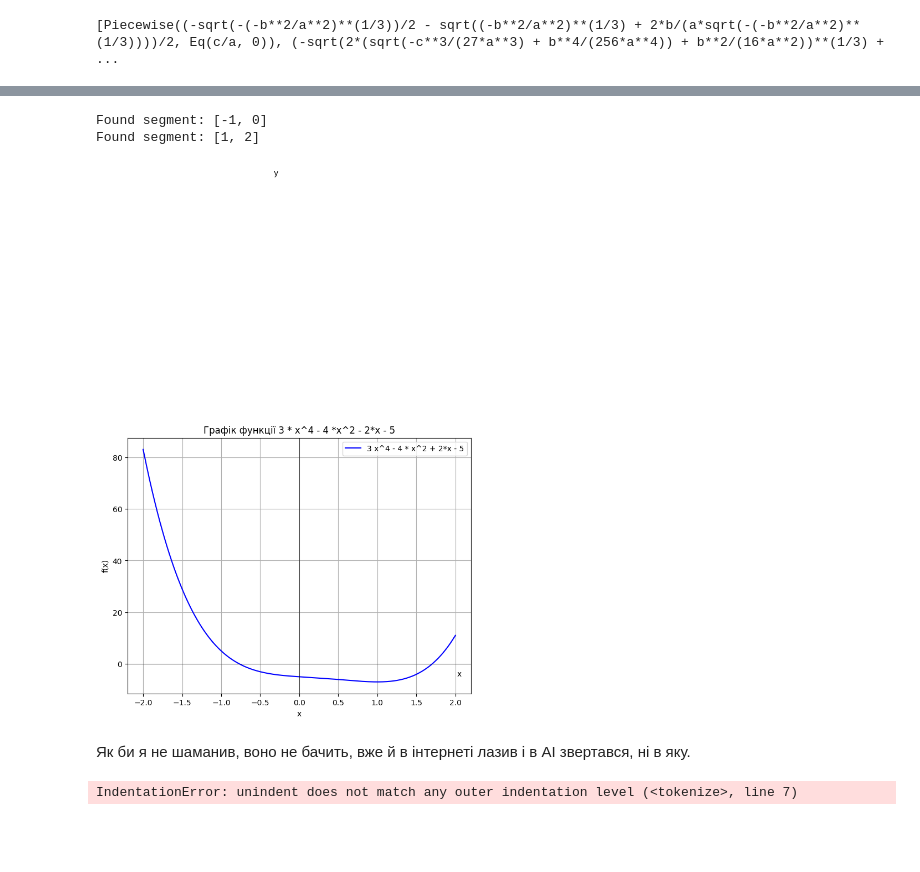
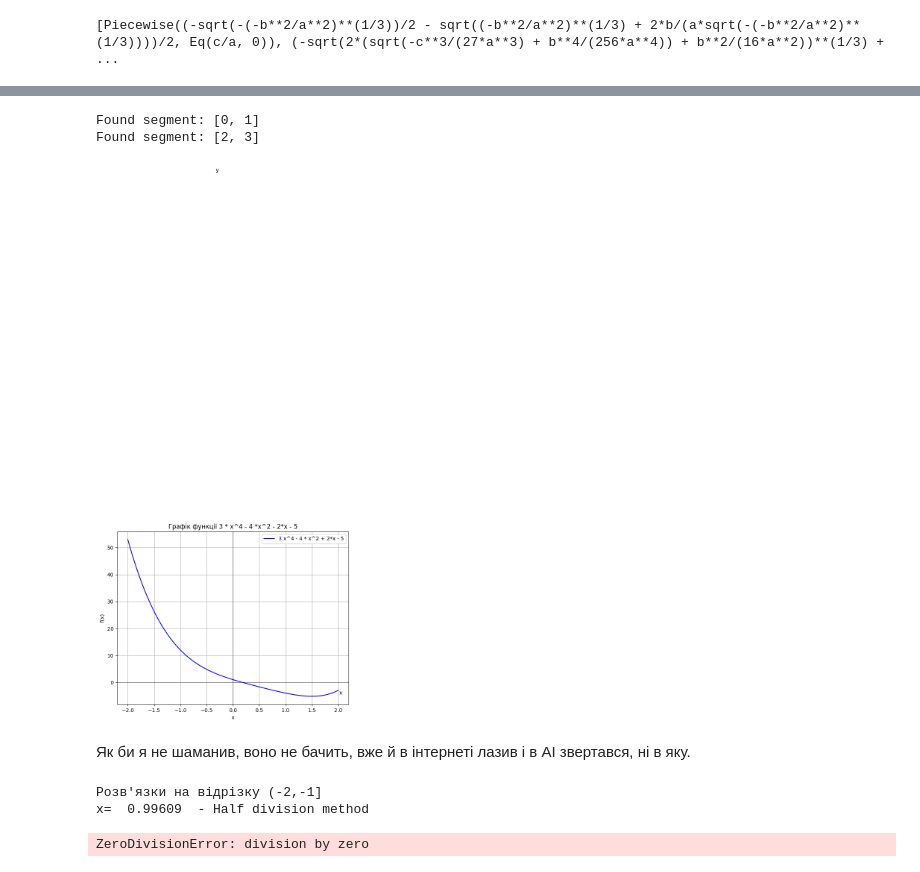
Before and after one commit to DimDragg/-, a Jupyter notebook: "Лабораторна_робота_2,_ФІТ_2_15,_Чуркін_Дмитро_".ipynb, the cells around one changed output, grey strips where cells are left out. Drawn from its saved outputs; the diff is of its cells as text; code cells hidden in the pictures; blank space fills up the shorter version.

```diff
--- a/"Лабораторна_робота_2,_ФІТ_2_15,_Чуркін_Дмитро_".ipynb
+++ b/"Лабораторна_робота_2,_ФІТ_2_15,_Чуркін_Дмитро_".ipynb
@@ -162,7 +162,7 @@ Successfully installed numdifftools-0.9.41
 import numpy as np
 import numdifftools as nd
 def f(x):
-		return 3*x**4 - 4*x**3 + x**2 - 2*x - 5
+		return x**4 - 2*x**3 + 2*x**2 - 6*x + 1 #варіант 27
 
 def find_segments(): #відокремлюємо корені
 	search_range = np.arange(-5, 4, 1)
@@ -197,8 +197,8 @@ for a, b in segments:
 
 	print(f'Found segment: [{a}, {b}]')
 # %% [output]
-Found segment: [-1, 0]
-Found segment: [1, 2]
+Found segment: [0, 1]
+Found segment: [2, 3]
 # %%
 import numpy as np
 
@@ -208,7 +208,7 @@ import matplotlib.pyplot as plt
 
 def f(x):
 
-		return 3*x**4 - 4*x**3 + x**2 - 2*x - 5
+		return x**4 - 2*x**3 + 2*x**2 - 6*x + 1 #варіант 27
 
 # Генерація значень х
 
@@ -217,74 +217,74 @@ x = np.linspace(-2, 2, 400)
 # Генерація значень у
 
 y = f(x)
 
 # Побудова графіка
 
 plt.figure(figsize=(8, 6))
 
 plt.plot(x, y, label='3 x^4 - 4 * x^2 + 2*x - 5', color='blue')
 
 plt.title('Графік функції 3 * x^4 - 4 *x^2 - 2*x - 5')
 
 plt.xlabel('x')
 
 plt.ylabel('f(x)')
 
 # Додавання осей з стрілками
 
 plt.axhline(0, color='black', linewidth=0.5)
 
 plt.axvline(0, color='black', linewidth=0.5)
 
 plt.text(2.05, -4, 'x', ha='center', va='center')
 
 plt.text(-0.3, 190, 'y', ha='center', va='center')
 
 plt.grid(True)
 plt.legend()
 plt.show()
 # %% [output]
-[figure, old version]
+[figure, new version]
 # %% [markdown]
 Як би я не шаманив, воно не бачить, вже й в інтернеті лазив і в АІ звертався, ні в яку.
 # %%
 #Лабораторна робота. Метод половинного ділення, хорд
+def f(x):
+      return x**3 - x - 2
 
 def rec(a, b, eps): # метод половинного ділення
-		while (abs(a-b) > eps):
-				if f(a) * f((a + b) / 2) < 0 :
-						b = (a + b) / 2
-          else:
-            a = (a + b) / 2
-        x = (a + b) / 2
+	while (abs(a-b) > eps):
+		if f(a) * f((a + b) / 2) < 0 :
+			b = (a + b) / 2
+		else:
+			a = (a + b) / 2
+		x = (a + b) / 2
+
 	print('x= ', round(x, 5),' - Half division method')
 
 def hord(a, b, eps): # метод хорд
-	derivative_f = nd.Derivative(f, n = 1 )
+	derivative_f = nd.Derivative(f, n=1)
 	if f(a)* derivative_f(a) > 0:
 		x0 = a
 		xi = b
 	else:
 		x0 = b
 		xi = a
-	xi_1= xi (xi-x0)*f(xi) / (f(xi) - f(x0))
-
+	xi_1 = xi - (xi - x0) * f(xi) / (f(xi) - f(x0))
 	while (abs(xi_1-xi) > eps):
-  	xi = xi_1
-		xi_1 = xi (xi-x0)*f(xi) / (f(xi) - f(x0))
+		xi = xi_1
+		xi_1 = xi - (xi - x0) * f(xi) / (f(xi) - f(x0))
 	print('x', round(xi_1, 5), ' - Chord method')
 
-if __name__ == "__main__"
-
-	a1, b1 = - 2, - 1
-
-	a2, b2 = 0, 1
-
-	eps = 0.001
-
+if __name__ == "__main__":
+	a1, b1 = 0, 1
+	a2, b2 = 2, 3
+	eps = 0.01
 	print("Розв'язки на відрізку (-2,-1]")
 	rec(a1, b1, eps)
 	hord(a1, b1, eps)
 	print("\n Розв'язки на відрізку [0,1]")
 # %% [output]
-IndentationError: unindent does not match any outer indentation level (<tokenize>, line 7)
+Розв'язки на відрізку (-2,-1]
+x=  0.99609  - Half division method
+ZeroDivisionError: division by zero
```
Also changed, not shown: parts of 1 cell of this notebook.
